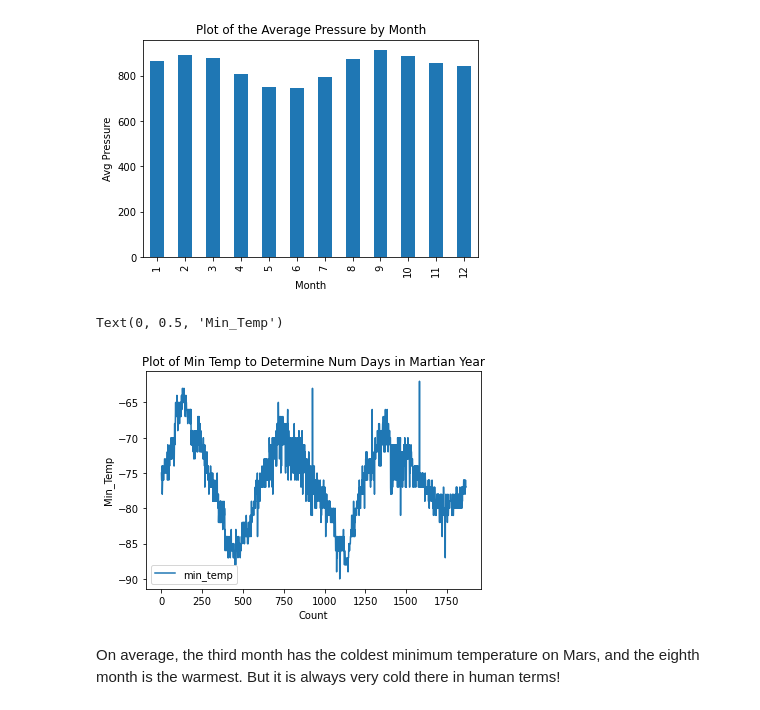
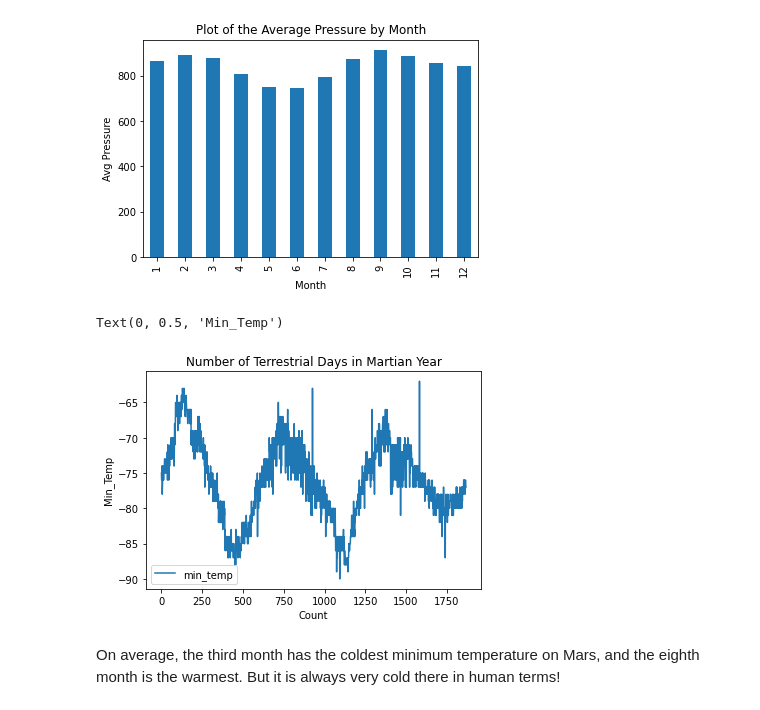
Before and after one commit to HBodden/Mission-to-Mars, a Jupyter notebook: part_2_mars_weather.ipynb, the cells around one changed output. Cells and saved outputs as stored; diff of their text form; code cells hidden in the pictures.

```diff
--- a/part_2_mars_weather.ipynb
+++ b/part_2_mars_weather.ipynb
@@ -79,8 +79,8 @@ mars_header
 # Create list for table data
 mars_data = []
 for data in line.find_all('tr', class_='data-row'):
-    n_data = data.find_all('td')
-    n_data = [data.text.strip() for data in n_data if data.text.strip()]
+    t_data = data.find_all('td')
+    n_data = [data.text.strip() for data in t_data if data.text.strip()]
     if n_data:
         mars_data.append(n_data)
 mars_data
@@ -266,12 +283,12 @@ Text(0, 0.5, 'Avg Pressure')
 # %%
 # 5. How many terrestrial (earth) days are there in a Martian year?
 mars_df.plot( y='min_temp',kind='line')
-plt.title('Plot of Min Temp to Determine Num Days in Martian Year')
+plt.title('Number of Terrestrial Days in Martian Year')
 plt.xlabel('Count')
 plt.ylabel('Min_Temp')
 # %% [output]
 Text(0, 0.5, 'Min_Temp')
-[figure, old version]
+[figure, new version]
 # %% [markdown]
 On average, the third month has the coldest minimum temperature on Mars, and the eighth month is the warmest. But it is always very cold there in human terms!
 # %% [markdown]
```
Also changed, not shown: parts of 6 cells of this notebook, 2 other files.
